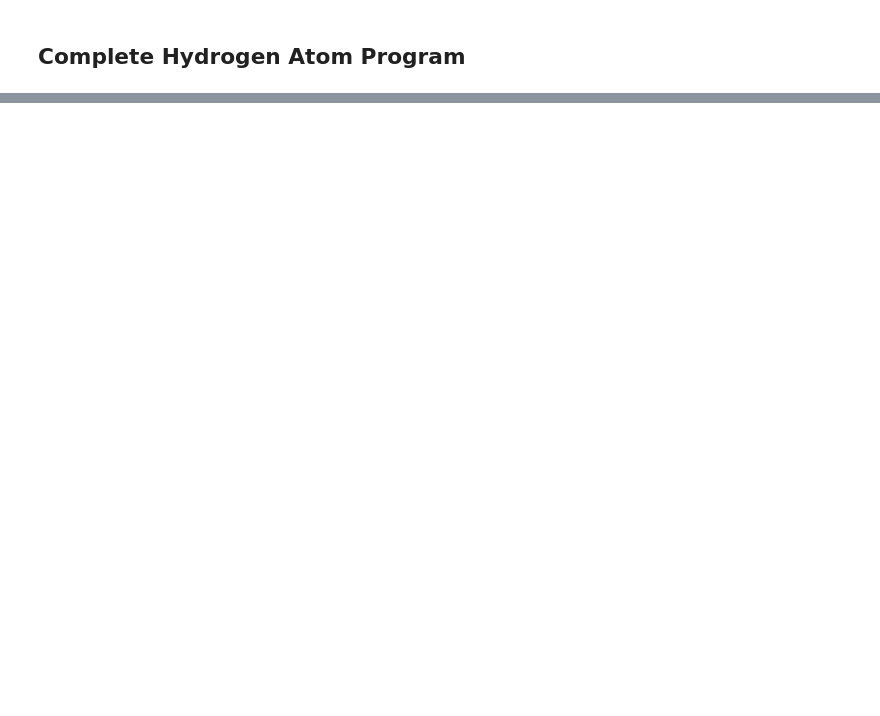
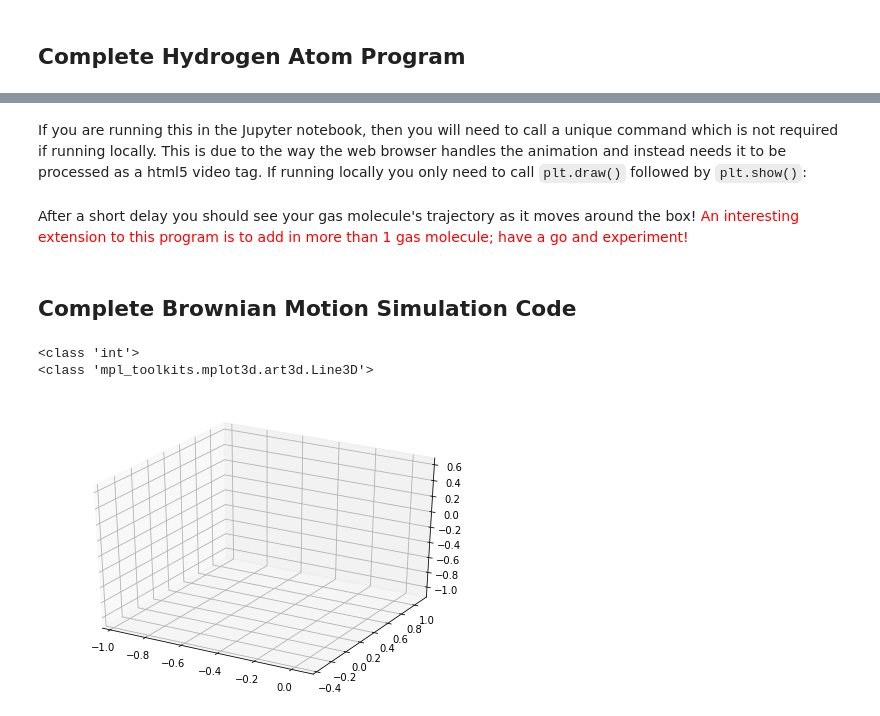
Before and after one commit to adambaskerville/ProgrammingForChemists, a Jupyter notebook: Session6_PhysicalChem.ipynb, the cells around one changed output, grey strips where cells are left out. Drawn from its saved outputs; the diff is of its cells as text; code cells hidden in the pictures; blank space fills up the shorter version.

Commit message:
Added latest version of Jupyter notebook sessions.

```diff
--- a/Session6_PhysicalChem.ipynb
+++ b/Session6_PhysicalChem.ipynb
@@ -425,0 +593,3 @@ print(hydrogen_gs)
+# %%
+dX = np.sqrt(dt) * np.random.randn(1, N)
+dY = np.sqrt(dt) * np.random.randn(1, N)
@@ -425,0 +607,4 @@ print(hydrogen_gs)
+# %%
+X = np.cumsum(dX) # Cumulatively add to get the x positions of the particle
+Y = np.cumsum(dY) # Cumulatively add to get the y positions of the particle
+Z = np.cumsum(dZ) # Cumulatively add to get the z positions of the particle
@@ -425,0 +621,9 @@ print(hydrogen_gs)
+# %%
+def animate(i):
+    '''
+    Fill in the docstring!
+    '''
+    line.set_data(X[:i], Y[:i])   # set the x,y data
+    line.set_3d_properties(Z[:i]) # the third dimension is treated separately in matplotlib and is set as the 3d property using .set_3d_properties
+
+    return line # return the updated line object to the FuncAnimation function
@@ -425,0 +639,2 @@ print(hydrogen_gs)
+# %% [markdown]
+If you are running this in the Jupyter notebook, then you will need to call a unique command which is not required if running locally. This is due to the way the web browser handles the animation and instead needs it to be processed as a html5 video tag. If running locally you only need to call `plt.draw()` followed by `plt.show()`:
@@ -425,0 +646,60 @@ print(hydrogen_gs)
+# %% [markdown]
+After a short delay you should see your gas molecule's trajectory as it moves around the box! <font color='red'>An interesting extension to this program is to add in more than 1 gas molecule; have a go and experiment!</font>
+# %% [markdown]
+## Complete Brownian Motion Simulation Code
+# %%
+import numpy as np
+import matplotlib.pyplot as plt
+from matplotlib.animation import FuncAnimation
+from IPython.display import HTML
+import mpl_toolkits.mplot3d.axes3d as p3
+import numpy as np
+import matplotlib.pyplot as plt
+
+fig = plt.figure()
+ax = p3.Axes3D(fig)
+
+N = 2000 # Number of points
+T = 1.0
+dt = T/(N-1)
+
+dX = np.sqrt(dt) * np.random.randn(1, N)
+X = np.cumsum(dX) # Cumulatively add these values to get the x positions of the particle
+
+dY = np.sqrt(dt) * np.random.randn(1, N)
+Y = np.cumsum(dY) # Cumulatively add these values to get the y positions of the particle
+
+dZ = np.sqrt(dt) * np.random.randn(1, N)
+Z = np.cumsum(dZ) # Cumulatively add these values to get the z positions of the particle
+
+line, = ax.plot(X, Y, Z, color='blue', lw=1)
+
+def animate(i):
+    '''
+    This function is iterated over by FuncAnimation to produce the frames necessary to produce the animation
+
+    Parameters:
+    -----------
+    i : int
+        This is the index used to iterate through the coordinate arrays
+
+    Returns:
+    --------
+    line : mpl_toolkits.mplot3d.art3d.Line3D
+           This contains the line information which is updated each time the function is iterated over
+    '''
+    line.set_data(X[:i], Y[:i])
+    line.set_3d_properties(Z[:i])
+
+    return line
+
+anim = FuncAnimation(fig, animate, interval=10, frames=N, repeat=False)
+
+HTML(anim.to_html5_video()) # This is just for the Jupyter notebook which will not show the animation when using plt.show()
+
+# if running locally, uncomment these two lines and remove the HTML command above.
+#plt.show()
+# %% [output]
+<class 'int'>
+<class 'mpl_toolkits.mplot3d.art3d.Line3D'>
+[figure, added]
```
Also changed, not shown: parts of 47 cells of this notebook, 5 other files.
